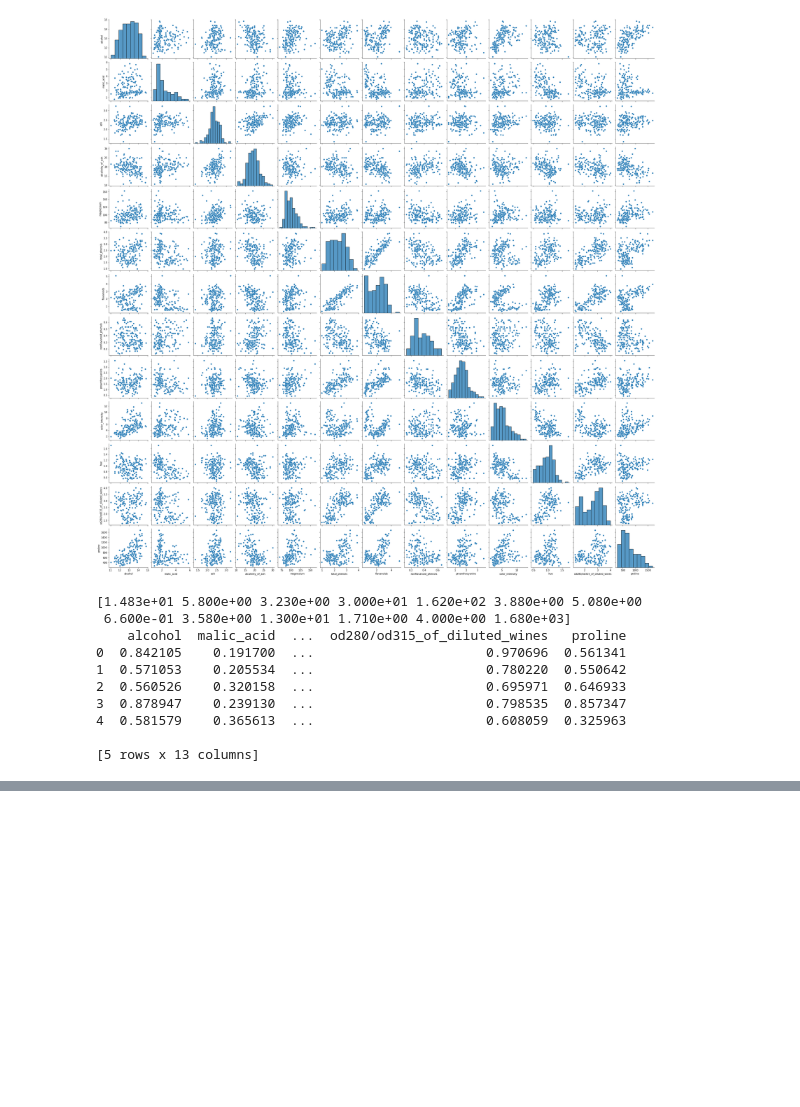
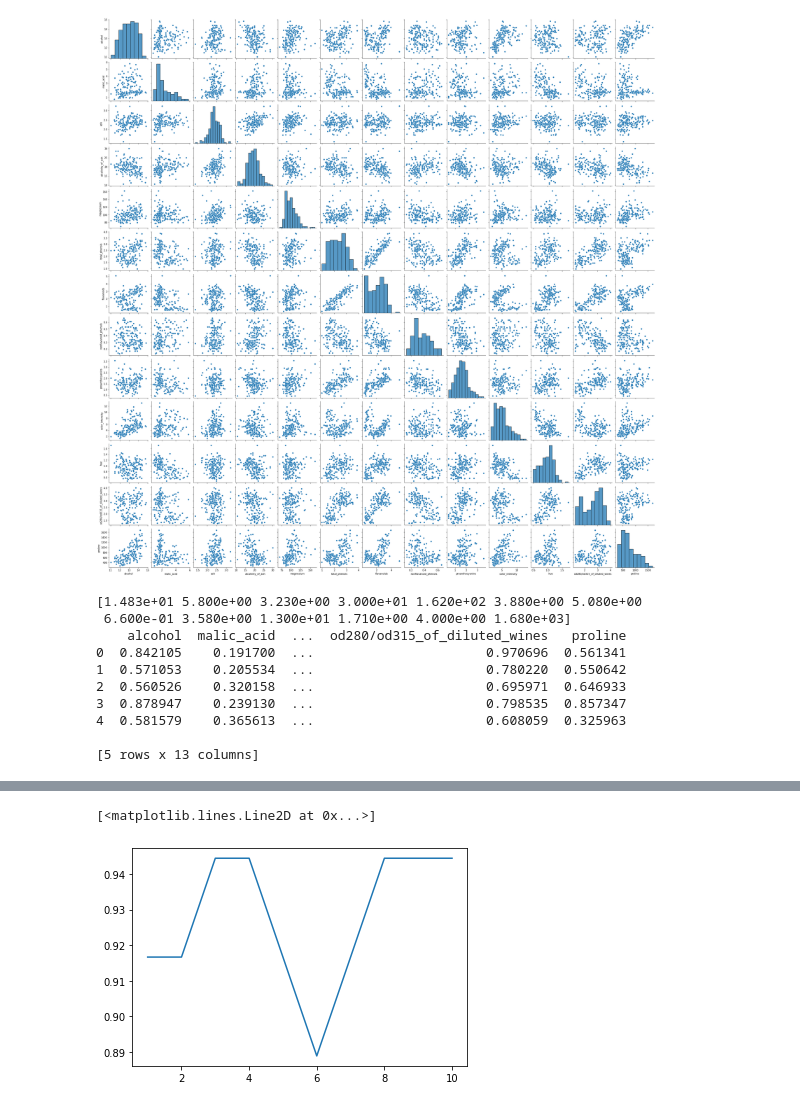
Before and after one commit to Santosren/IA_Microlins, a Jupyter notebook: FIC/Fernando/Fernando_Finardi_Desafio_1_Classificadores.ipynb, the cells around one changed output, grey strips where cells are left out. Saved outputs shown, nothing was run; the diff lists cells and outputs as text; code cells hidden in the pictures; blank space fills up the shorter version.

```diff
--- a/FIC/Fernando/Fernando_Finardi_Desafio_1_Classificadores.ipynb
+++ b/FIC/Fernando/Fernando_Finardi_Desafio_1_Classificadores.ipynb
@@ -104,0 +124,5 @@ plt.plot(range(1,11),knnTestScores)
+# %%
+plt.plot(range(1,11),knnTestScores[10:20])
+# %% [output]
+[<matplotlib.lines.Line2D at 0x...>]
+[figure, added]
```
Also changed, not shown: parts of 17 cells of this notebook.
